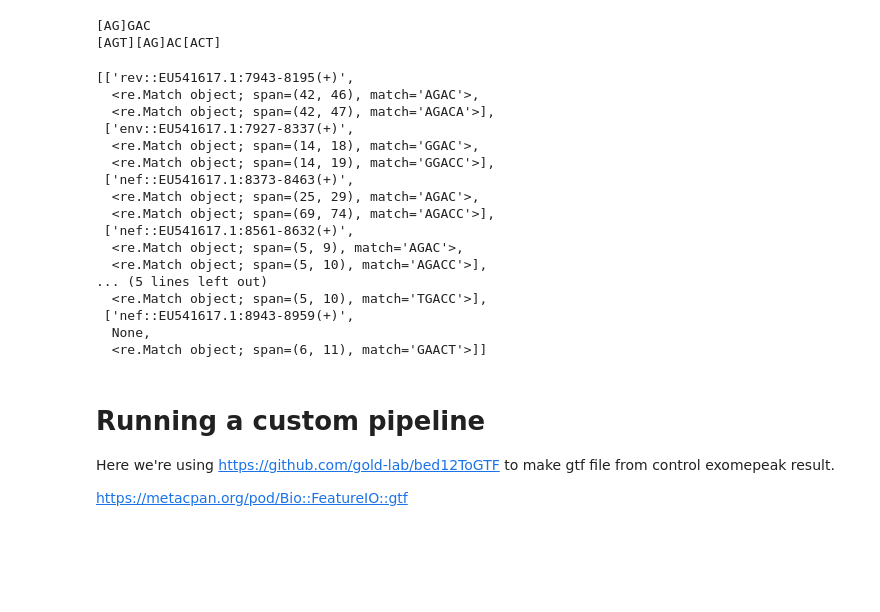
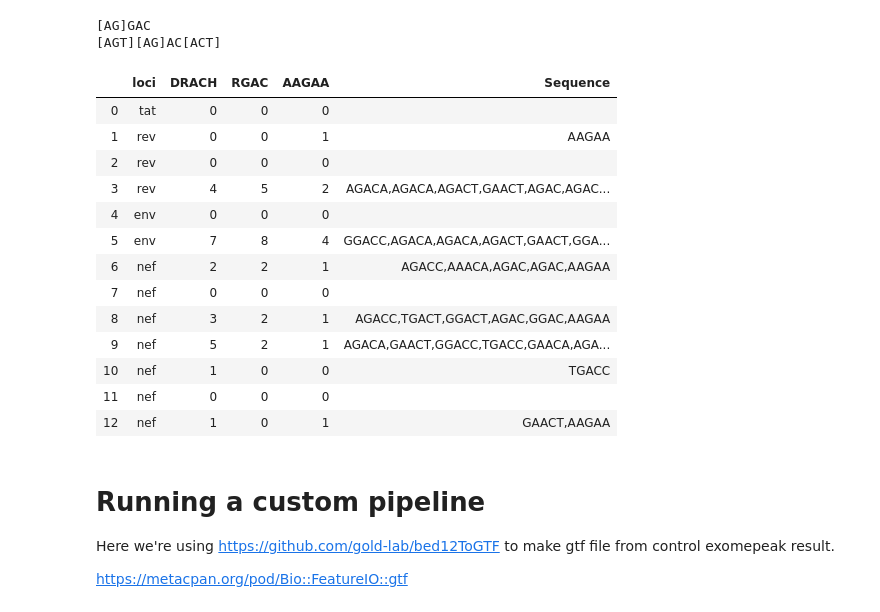
Before and after one commit to goodarzilab/Abe, a Jupyter notebook: People/Judd/HIV_notebook.ipynb, the cells around one changed output. Cells and saved outputs as stored; diff of their text form; code cells hidden in the pictures; blank space fills up the shorter version.

```diff
--- a/People/Judd/HIV_notebook.ipynb
+++ b/People/Judd/HIV_notebook.ipynb
@@ -309,45 +309,66 @@ cat exomepeak/control/motifs_of_interest.txt
 [AGT][AG]AC[ACT]
 # %%
 import re
+import pandas as pd
+def read_fasta(path):
+    file = open(path)
+    lines = file.read().splitlines()
+    ids = [s[1:] for s in lines if '>' in s]
+    n = [i for i,s in enumerate(lines) if '>' in s]
+    n.append(len(lines))
+    sequences = [''.join(lines[i+1:j]) for i,j in zip(n[:-1],n[1:])]
+    file.close()
+    fa = dict(zip(ids, sequences))
+    return fa
+
+DRACH = re.compile('[AGT][AG]AC[ACT]')
+RGAC = re.compile('[AG]GAC')
+AAGAA = re.compile('AAGAA')
 
 def read_fasta(path):
     file = open(path)
     lines = file.read().splitlines()
     ids = [s[1:] for s in lines if '>' in s]
     n = [i for i,s in enumerate(lines) if '>' in s]
     n.append(len(lines))
     sequences = [''.join(lines[i+1:j]) for i,j in zip(n[:-1],n[1:])]
     file.close()
     fa = dict(zip(ids, sequences))
     return fa
 
+def find_motifs(sam):
+    motifs = [[f.split('::')[0],
+         len(DRACH.findall(sam[f])),
+         len(RGAC.findall(sam[f])),
+         len(AAGAA.findall(sam[f])),
+         ','.join(DRACH.findall(sam[f]) + RGAC.findall(sam[f]) + AAGAA.findall(sam[f]))
+             ]
+        for n, f in enumerate(sam)
+    ]
+
+    df = pd.DataFrame(motifs, columns=["loci","DRACH", "RGAC", "AAGAA","Sequence"])
+
+    return df
+
+
 peaks = read_fasta('exomepeak/hiv.control/WINDOW_15_STEP_5_LENGTH_15_FDR_0.01_ENRICH_0.1/peak.fa')
 
-DRACH = re.compile('[AGT][AG]AC[ACT]')
-RGAC = re.compile('[AG]GAC')
-# DRACH.match(
-[[f,RGAC.search(peaks[f]), DRACH.search(peaks[f])]
-     for f in peaks
-         if RGAC.search(peaks[f]) is not None or DRACH.search(peaks[f]) is not None
-]
+find_motifs(peaks)
 # %% [output]
-[['rev::EU541617.1:7943-8195(+)',
-  <re.Match object; span=(42, 46), match='AGAC'>,
-  <re.Match object; span=(42, 47), match='AGACA'>],
- ['env::EU541617.1:7927-8337(+)',
-  <re.Match object; span=(14, 18), match='GGAC'>,
-  <re.Match object; span=(14, 19), match='GGACC'>],
- ['nef::EU541617.1:8373-8463(+)',
-  <re.Match object; span=(25, 29), match='AGAC'>,
-  <re.Match object; span=(69, 74), match='AGACC'>],
- ['nef::EU541617.1:8561-8632(+)',
-  <re.Match object; span=(5, 9), match='AGAC'>,
-  <re.Match object; span=(5, 10), match='AGACC'>],
-... (5 lines left out)
-  <re.Match object; span=(5, 10), match='TGACC'>],
- ['nef::EU541617.1:8943-8959(+)',
-  None,
-  <re.Match object; span=(6, 11), match='GAACT'>]]
+|  | loci | DRACH | RGAC | AAGAA | Sequence |
+| 0 | tat | 0 | 0 | 0 |  |
+| 1 | rev | 0 | 0 | 1 | AAGAA |
+| 2 | rev | 0 | 0 | 0 |  |
+| 3 | rev | 4 | 5 | 2 | AGACA,AGACA,AGACT,GAACT,AGAC,AGAC... |
+| 4 | env | 0 | 0 | 0 |  |
+| 5 | env | 7 | 8 | 4 | GGACC,AGACA,AGACA,AGACT,GAACT,GGA... |
+| 6 | nef | 2 | 2 | 1 | AGACC,AAACA,AGAC,AGAC,AAGAA |
+| 7 | nef | 0 | 0 | 0 |  |
+| 8 | nef | 3 | 2 | 1 | AGACC,TGACT,GGACT,AGAC,GGAC,AAGAA |
+| 9 | nef | 5 | 2 | 1 | AGACA,GAACT,GGACC,TGACC,GAACA,AGA... |
+| 10 | nef | 1 | 0 | 0 | TGACC |
+| 11 | nef | 0 | 0 | 0 |  |
+| 12 | nef | 1 | 0 | 1 | GAACT,AAGAA |
 # %% [markdown]
 # Running a custom pipeline
 
```
